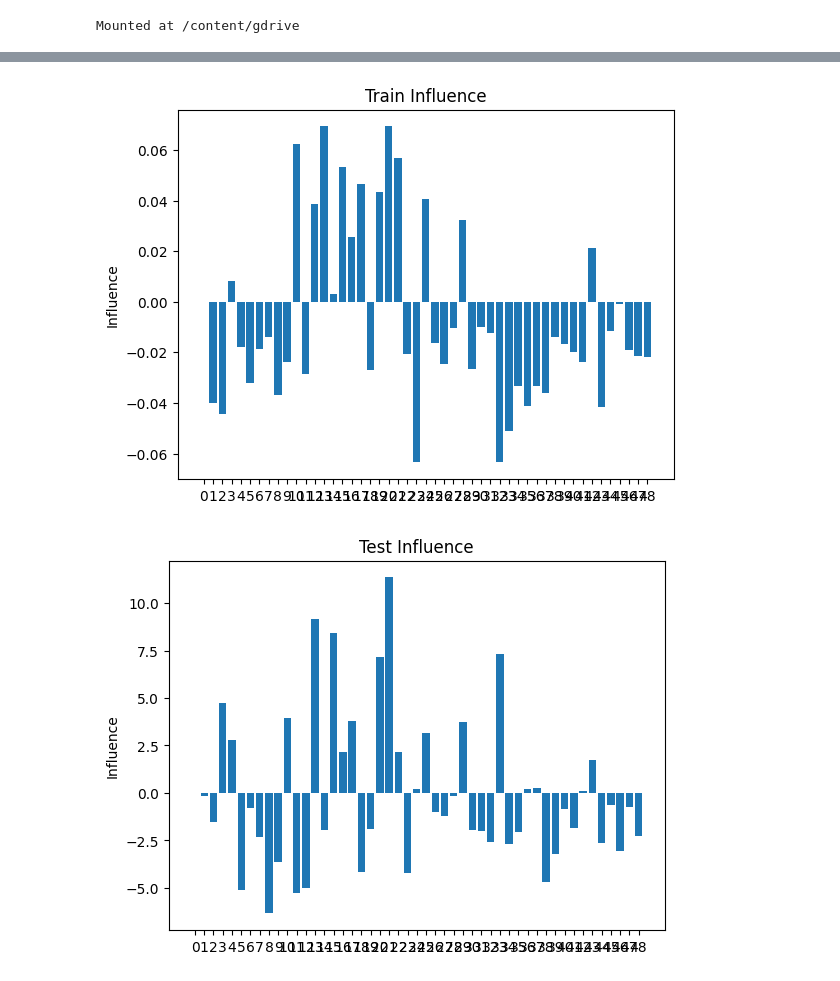
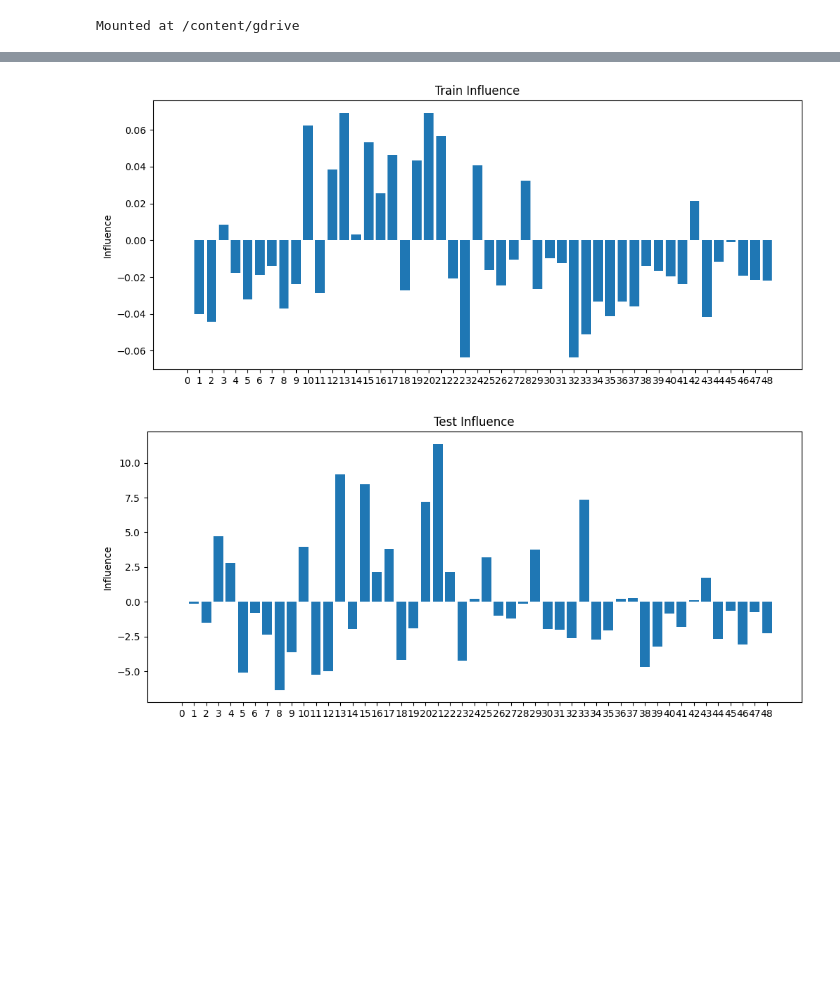
Before and after one commit to VicenteGM123/proyectoAP, a Jupyter notebook: NotebookProyectoAP.ipynb, the cells around one changed output, grey strips where cells are left out. Drawn from its saved outputs; the diff is of its cells as text; code cells hidden in the pictures; blank space fills up the shorter version.

Commit message:
more graphs

```diff
--- a/NotebookProyectoAP.ipynb
+++ b/NotebookProyectoAP.ipynb
@@ -485,40 +580,41 @@ def bar_plot_influence(influence, title):
     # Extract x labels and y values from the data
     x_labels = [item[0] for item in influence]
     y_values = [item[1] for item in influence]
+    plt.figure(figsize=(12, 5))
 
     # Create a bar plot
     plt.bar(range(len(x_labels)), y_values)
 
     # Set x-axis labels
     plt.xticks(range(len(x_labels)))
 
     # Set y-axis label
     plt.ylabel('Influence')
 
     # Set plot title
     plt.title(title)
 
     # Display the plot
     plt.show()
 
 def get_influence(drive_path, train_or_test="train"):
-    paths_list = [path.split('.')[0] for path in listdir(drive_path)]
+    paths_list = paths_list = [path.split('.')[0] for path in listdir(drive_path) if not "incremental" in path]
     all_logs_paths = sorted(paths_list, key=lambda x: int(x.split('_')[3]))
     acc_original = load_logs(all_logs_paths[0])[train_or_test]["acc"][-1]
     influence = []
     for log_path in all_logs_paths:
         log_loaded = load_logs(log_path)
         # get last element of acc of log
         acc = log_loaded[train_or_test]["acc"][-1]
         influence.append([(log_path.split("_")[2],log_path.split("_")[3]), acc_original-acc])
     return influence
 
 bar_plot_influence(get_influence(drive_path), "Train Influence")
 
 bar_plot_influence(get_influence(drive_path, "test"), "Test Influence")
 # %% [output]
-[figure, old version]
+[figure, new version]
-[figure, old version]
+[figure, new version]
 # %%
 
 def plot_images(analyzer, model, test_loader, num_pairs=5):
```
Also changed, not shown: parts of 9 cells of this notebook.
